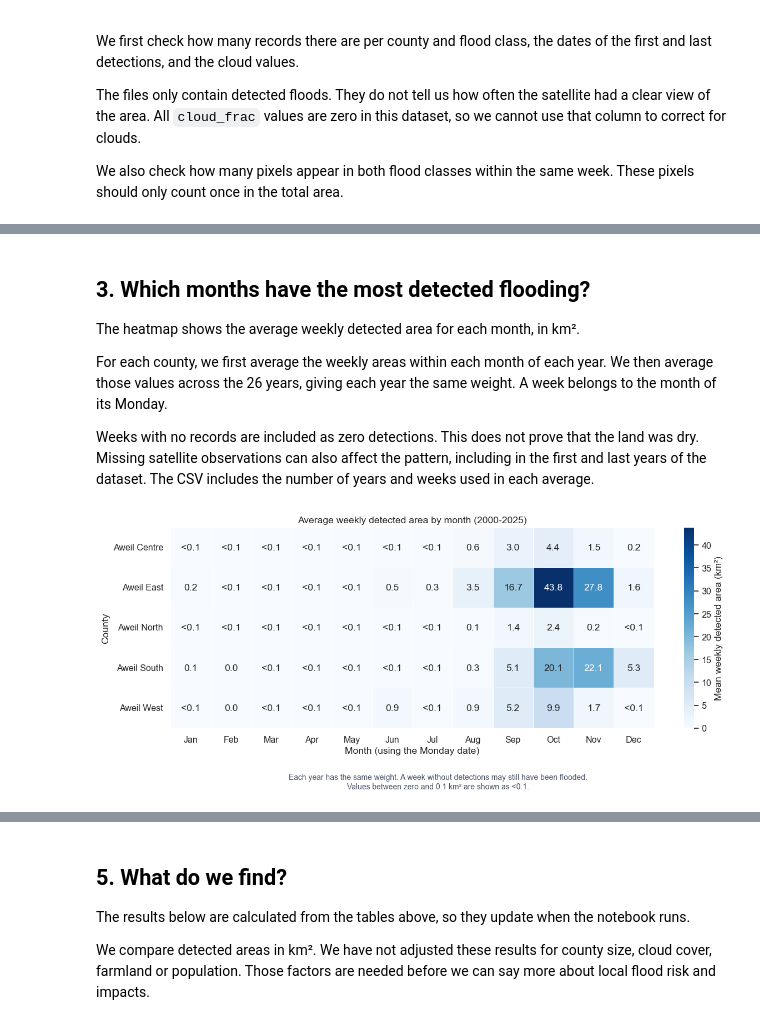
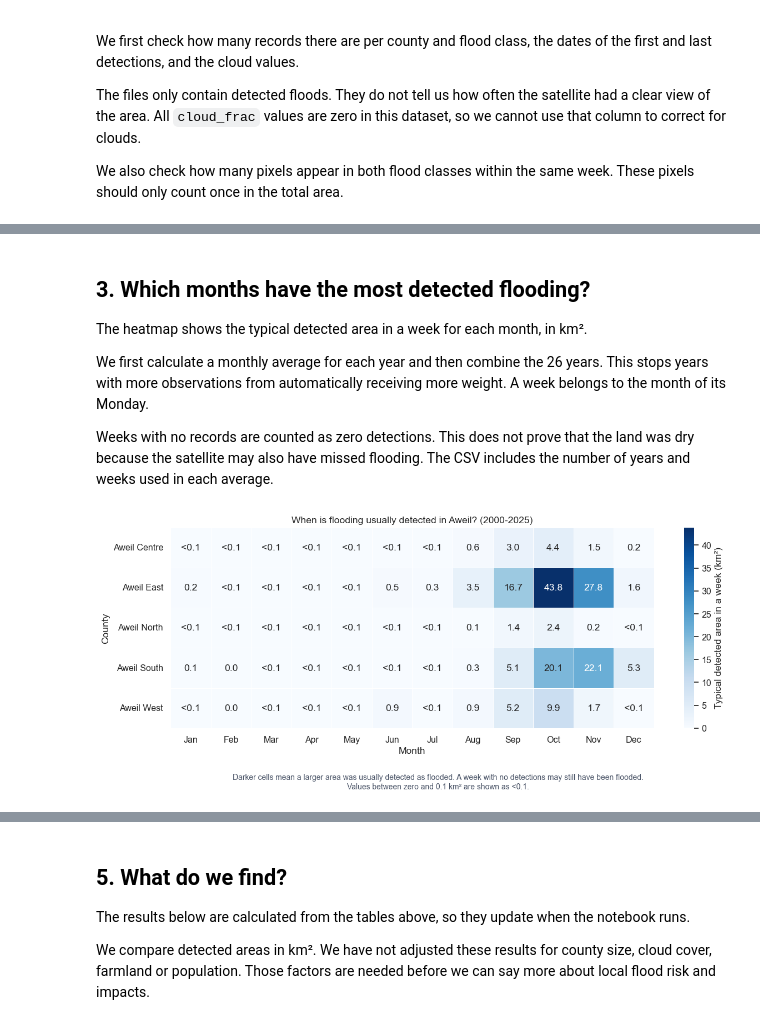
Before and after one commit to TijnQ/JBG060_ZHL_2026, a Jupyter notebook: EDA_flood_masks/flood_masks_eda.ipynb, the cells around one changed output, grey strips where cells are left out. Saved outputs shown, nothing was run; the diff lists cells and outputs as text; code cells hidden in the pictures.

```diff
--- a/EDA_flood_masks/flood_masks_eda.ipynb
+++ b/EDA_flood_masks/flood_masks_eda.ipynb
@@ -191,36 +183,44 @@ plt.close(fig)
 # %% [markdown]
 ## 3. Which months have the most detected flooding?
-The heatmap shows the average weekly detected area for each month, in km².
+The heatmap shows the typical detected area in a week for each month, in km².
 
-For each county, we first average the weekly areas within each month of each year. We then average those values across the 26 years, giving each year the same weight. A week belongs to the month of its Monday.
+We first calculate a monthly average for each year and then combine the 26 years. This stops years with more observations from automatically receiving more weight. A week belongs to the month of its Monday.
 
-Weeks with no records are included as zero detections. This does not prove that the land was dry. Missing satellite observations can also affect the pattern, including in the first and last years of the dataset. The CSV includes the number of years and weeks used in each average.
+Weeks with no records are counted as zero detections. This does not prove that the land was dry because the satellite may also have missed flooding. The CSV includes the number of years and weeks used in each average.
 # %%
 heatmap = seasonality.pivot(
     index="county", columns="month", values="mean_weekly_detected_area_km2"
 ).reindex(columns=range(1, 13))
-annotations = heatmap.map(lambda value: "<0.1" if 0 < value < 0.1 else f"{value:.1f}")
+# Small positive values should not look like zero after rounding.
+annotations = heatmap.astype(str)
+for county in heatmap.index:
+    for month in heatmap.columns:
+        value = heatmap.loc[county, month]
+        if 0 < value < 0.1:
+            annotations.loc[county, month] = "<0.1"
+        else:
+            annotations.loc[county, month] = f"{value:.1f}"
 fig, axis = plt.subplots(figsize=(12.5, 5.2))
 sns.heatmap(
     heatmap, ax=axis, cmap="Blues", vmin=0, annot=annotations, fmt="",
     linewidths=0.5, linecolor="white",
     xticklabels=[calendar.month_abbr[month] for month in heatmap.columns],
-    cbar_kws={"label": "Mean weekly detected area (km²)"},
+    cbar_kws={"label": "Typical detected area in a week (km²)"},
 )
 axis.set(
-    title=f"Average weekly detected area by month ({min(YEARS)}-{max(YEARS)})",
-    xlabel="Month (using the Monday date)", ylabel="County",
+    title=f"When is flooding usually detected in Aweil? ({min(YEARS)}-{max(YEARS)})",
+    xlabel="Month", ylabel="County",
 )
 axis.tick_params(axis="x", rotation=0)
 fig.text(
-    0.5, 0.02, "Each year has the same weight. A week without detections may still have been flooded.\n"
+    0.5, 0.02, "Darker cells mean a larger area was usually detected as flooded. A week with no detections may still have been flooded.\n"
     "Values between zero and 0.1 km² are shown as <0.1.",
     ha="center", fontsize=10, color="#495366",
 )
 fig.tight_layout(rect=(0, 0.1, 1, 1))
 fig.savefig(FIGURE_DIR / "monthly_seasonality.png", dpi=200, bbox_inches="tight")
 plt.show()
 plt.close(fig)
 # %% [output]
-[figure, old version]
+[figure, new version]
 # %% [markdown]
```
Also changed, not shown: parts of 7 cells of this notebook, 23 other files.
